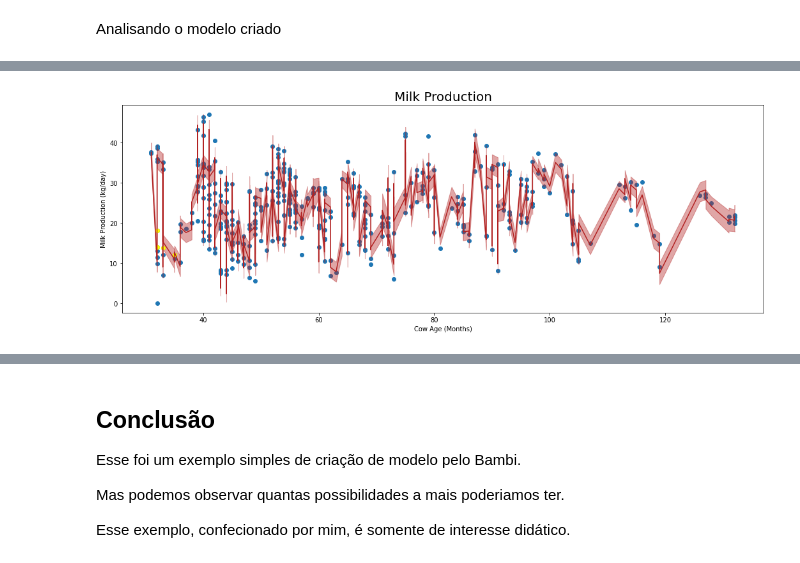
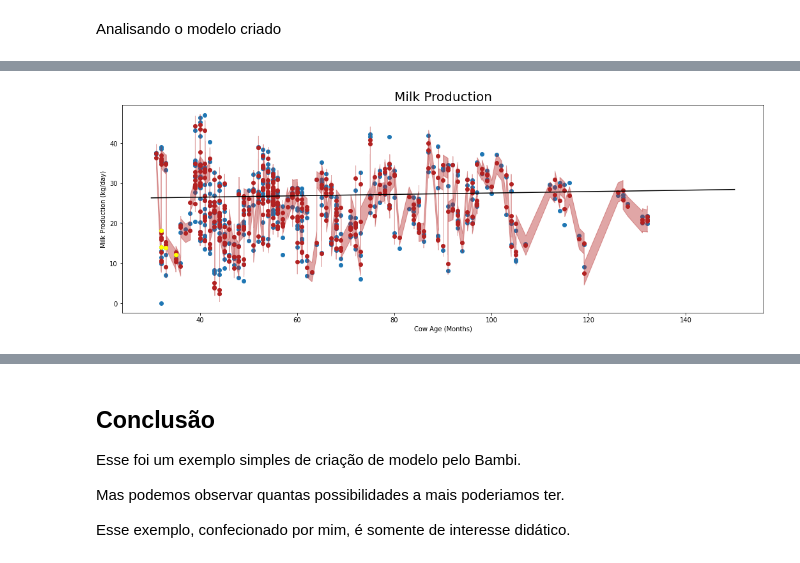
Before and after one commit to nelciojr/Projeto-de-Regress-o-Linear-Bayesiana, a Jupyter notebook: B_Model.ipynb, the cells around one changed output, grey strips where cells are left out. Cells and saved outputs as stored; diff of their text form; code cells hidden in the pictures.

```diff
--- a/B_Model.ipynb
+++ b/B_Model.ipynb
@@ -142,28 +143,43 @@ import numpy as np
 # %%
 model.predict(fitted, data=df)
 
 posterior_stacked =  az.extract_dataset(fitted)
 
 y_hat = posterior_stacked["Milk_production__kg_day_mean"]
 y_hat_mean = y_hat.mean('sample')
 
-
 hdi_data = np.quantile(y_hat, [0.03, 0.97], axis=1)
 
+
+time = np.array([30, 150])
+
+time_xi = xr.DataArray(time)
+
 cow_80072 = df[df['Cow_number']== 80072][['Cow_age__month','Milk_production__kg_day']]
+
+intercept_common = posterior_stacked["Intercept"]
+slope_common = posterior_stacked["Cow_age__month"]
+
+intercept_specific_0 = posterior_stacked["1|Cow_number"].sel(Cow_number__factor_dim="80072")
+slope_specific_0 = posterior_stacked["Cow_age__month|Cow_number"].sel(Cow_number__factor_dim="80072")
+
+a = (intercept_common + intercept_specific_0)
+b = (slope_common + slope_specific_0)
+
 
 
 _, ax = plt.subplots()
 ax.scatter(df["Cow_age__month"],df["Milk_production__kg_day"]);
 
 
-ax.plot(df["Cow_age__month"], y_hat_mean, color="firebrick")
+ax.scatter(df["Cow_age__month"], y_hat_mean, color="firebrick")
 ax.fill_between(df["Cow_age__month"], hdi_data[0], hdi_data[1], alpha=0.4, color="firebrick")
 
+plt.scatter(cow_80072['Cow_age__month'], cow_80072['Milk_production__kg_day'], c='yellow');
+plt.plot(time_xi, a.mean() + b.mean() * time_xi, color="black")
 
-plt.scatter(cow_80072['Cow_age__month'], cow_80072['Milk_production__kg_day'], c='yellow');
 ax.set_title("Milk Production", fontsize=20)
 plt.ylabel("Milk Production (kg/day)")
 plt.xlabel("Cow Age (Months)");
 # %% [output]
-[figure, old version]
+[figure, new version]
```
Also changed, not shown: parts of 13 cells of this notebook.
